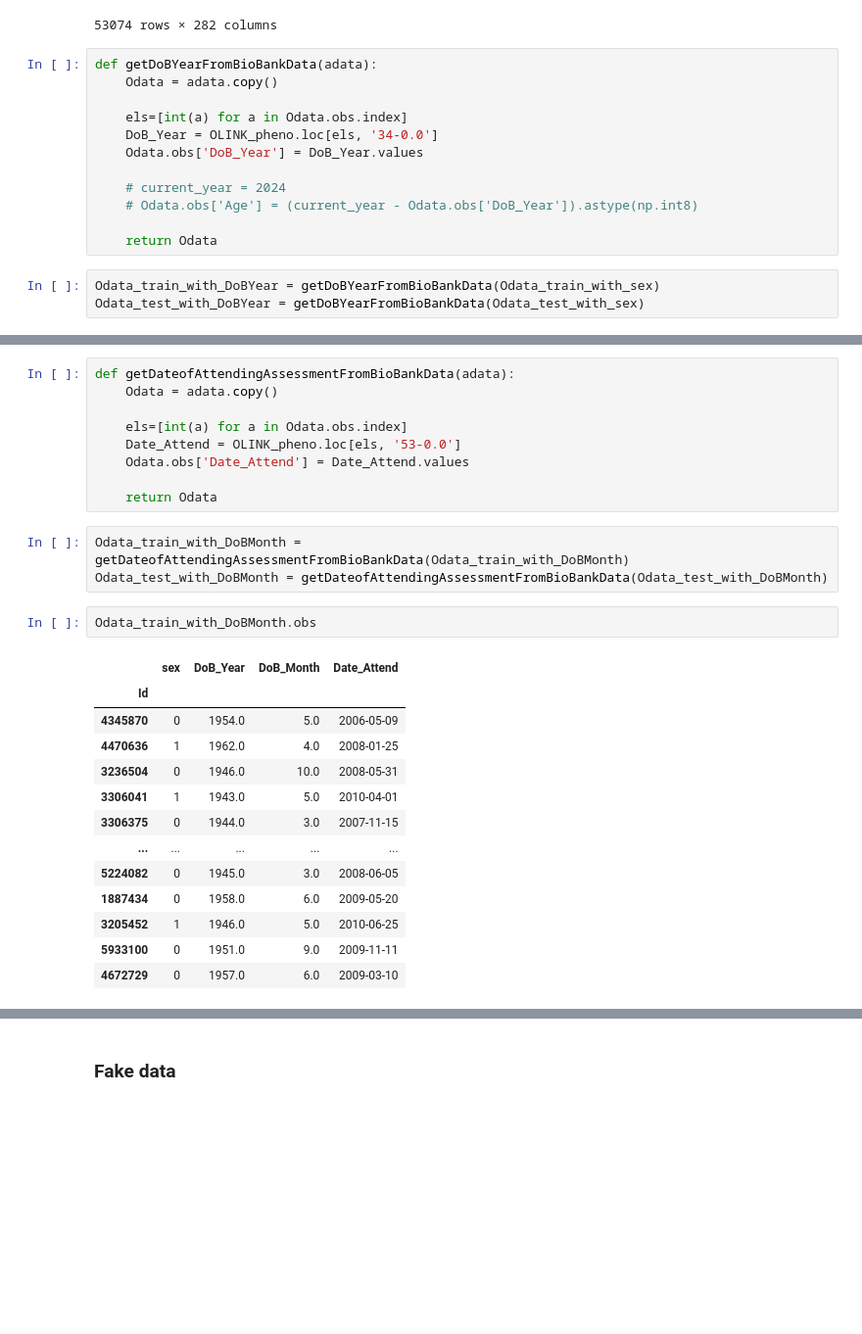
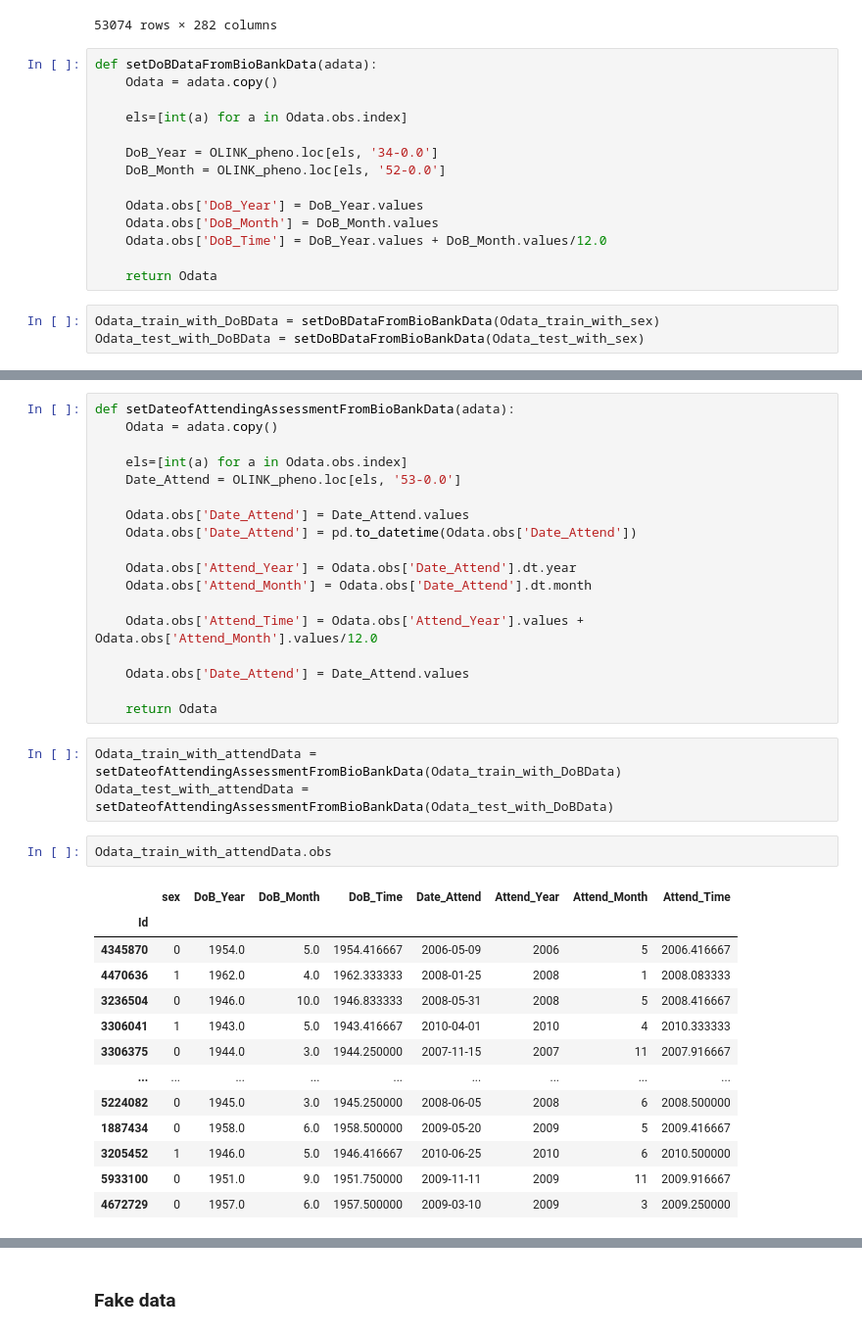
Before and after one commit to Skyer19/code, a Jupyter notebook: 3-adata_process.ipynb, the cells around one changed output, grey strips where cells are left out. Shown at 98% size. Saved outputs shown, nothing was run; the diff lists cells and outputs as text; blank space fills up the shorter version.

```diff
--- a/3-adata_process.ipynb
+++ b/3-adata_process.ipynb
@@ -714,18 +759,20 @@ OLINK_pheno
 | 6024081 | 6.0 | NaN | NaN | NaN | 0.0 | NaN | NaN | NaN | 3002.0 | ... |
 53074 rows × 282 columns
 # %%
-def getDoBYearFromBioBankData(adata):
+def setDoBDataFromBioBankData(adata):
     Odata = adata.copy()
 
     els=[int(a) for a in Odata.obs.index]
+
     DoB_Year = OLINK_pheno.loc[els, '34-0.0']
+    DoB_Month = OLINK_pheno.loc[els, '52-0.0']
+
     Odata.obs['DoB_Year'] = DoB_Year.values
-
-    # current_year = 2024
-    # Odata.obs['Age'] = (current_year - Odata.obs['DoB_Year']).astype(np.int8)
+    Odata.obs['DoB_Month'] = DoB_Month.values
+    Odata.obs['DoB_Time'] = DoB_Year.values + DoB_Month.values/12.0
 
     return Odata
 # %%
-Odata_train_with_DoBYear = getDoBYearFromBioBankData(Odata_train_with_sex)
-Odata_test_with_DoBYear = getDoBYearFromBioBankData(Odata_test_with_sex)
+Odata_train_with_DoBData = setDoBDataFromBioBankData(Odata_train_with_sex)
+Odata_test_with_DoBData = setDoBDataFromBioBankData(Odata_test_with_sex)
 # %%
@@ -777,28 +795,37 @@ Odata_train_with_DoBMonth.obs
 # %%
-def getDateofAttendingAssessmentFromBioBankData(adata):
+def setDateofAttendingAssessmentFromBioBankData(adata):
     Odata = adata.copy()
 
     els=[int(a) for a in Odata.obs.index]
     Date_Attend = OLINK_pheno.loc[els, '53-0.0']
+
+    Odata.obs['Date_Attend'] = Date_Attend.values
+    Odata.obs['Date_Attend'] = pd.to_datetime(Odata.obs['Date_Attend'])
+
+    Odata.obs['Attend_Year'] = Odata.obs['Date_Attend'].dt.year
+    Odata.obs['Attend_Month'] = Odata.obs['Date_Attend'].dt.month
+
+    Odata.obs['Attend_Time'] = Odata.obs['Attend_Year'].values + Odata.obs['Attend_Month'].values/12.0
+
     Odata.obs['Date_Attend'] = Date_Attend.values
 
     return Odata
 # %%
-Odata_train_with_DoBMonth = getDateofAttendingAssessmentFromBioBankData(Odata_train_with_DoBMonth)
-Odata_test_with_DoBMonth = getDateofAttendingAssessmentFromBioBankData(Odata_test_with_DoBMonth)
+Odata_train_with_attendData = setDateofAttendingAssessmentFromBioBankData(Odata_train_with_DoBData)
+Odata_test_with_attendData = setDateofAttendingAssessmentFromBioBankData(Odata_test_with_DoBData)
 # %%
-Odata_train_with_DoBMonth.obs
+Odata_train_with_attendData.obs
 # %% [output]
-|  | sex | DoB_Year | DoB_Month | Date_Attend |
-| Id |  |  |  |  |
-| 4345870 | 0 | 1954.0 | 5.0 | 2006-05-09 |
-| 4470636 | 1 | 1962.0 | 4.0 | 2008-01-25 |
-| 3236504 | 0 | 1946.0 | 10.0 | 2008-05-31 |
-| 3306041 | 1 | 1943.0 | 5.0 | 2010-04-01 |
-| 3306375 | 0 | 1944.0 | 3.0 | 2007-11-15 |
-| ... | ... | ... | ... | ... |
-| 5224082 | 0 | 1945.0 | 3.0 | 2008-06-05 |
-| 1887434 | 0 | 1958.0 | 6.0 | 2009-05-20 |
-| 3205452 | 1 | 1946.0 | 5.0 | 2010-06-25 |
-| 5933100 | 0 | 1951.0 | 9.0 | 2009-11-11 |
-| 4672729 | 0 | 1957.0 | 6.0 | 2009-03-10 |
+|  | sex | DoB_Year | DoB_Month | DoB_Time | Date_Attend | Attend_Year | Attend_Month | Attend_Time |
+| Id |  |  |  |  |  |  |  |  |
+| 4345870 | 0 | 1954.0 | 5.0 | 1954.416667 | 2006-05-09 | 2006 | 5 | 2006.416667 |
+| 4470636 | 1 | 1962.0 | 4.0 | 1962.333333 | 2008-01-25 | 2008 | 1 | 2008.083333 |
+| 3236504 | 0 | 1946.0 | 10.0 | 1946.833333 | 2008-05-31 | 2008 | 5 | 2008.416667 |
+| 3306041 | 1 | 1943.0 | 5.0 | 1943.416667 | 2010-04-01 | 2010 | 4 | 2010.333333 |
+| 3306375 | 0 | 1944.0 | 3.0 | 1944.250000 | 2007-11-15 | 2007 | 11 | 2007.916667 |
+| ... | ... | ... | ... | ... | ... | ... | ... | ... |
+| 5224082 | 0 | 1945.0 | 3.0 | 1945.250000 | 2008-06-05 | 2008 | 6 | 2008.500000 |
+| 1887434 | 0 | 1958.0 | 6.0 | 1958.500000 | 2009-05-20 | 2009 | 5 | 2009.416667 |
+| 3205452 | 1 | 1946.0 | 5.0 | 1946.416667 | 2010-06-25 | 2010 | 6 | 2010.500000 |
+| 5933100 | 0 | 1951.0 | 9.0 | 1951.750000 | 2009-11-11 | 2009 | 11 | 2009.916667 |
+| 4672729 | 0 | 1957.0 | 6.0 | 1957.500000 | 2009-03-10 | 2009 | 3 | 2009.250000 |
```
Also changed, not shown: parts of 16 cells of this notebook, 3 other files.
